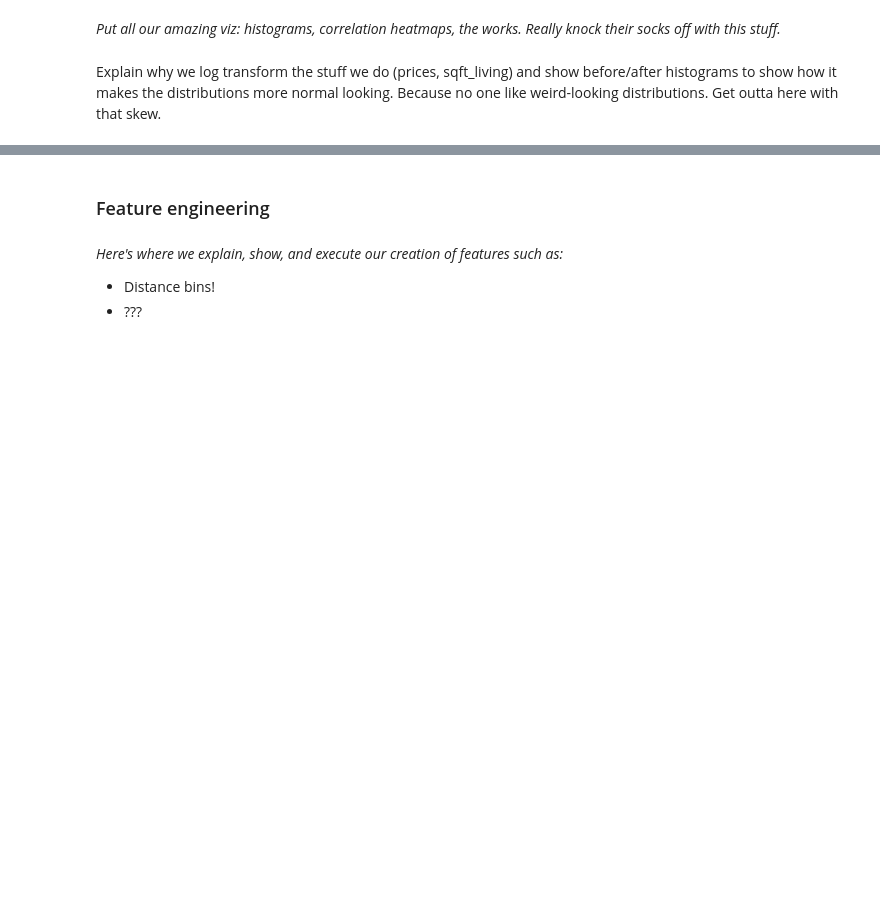
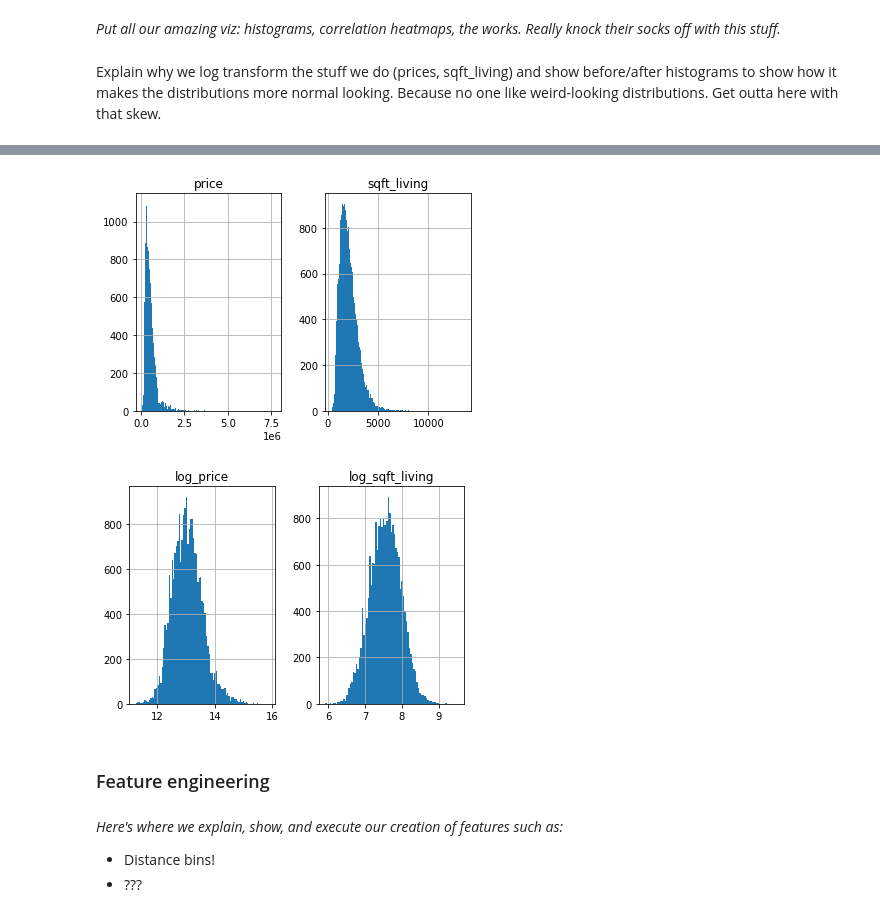
Before and after one commit to jmarkowi/kingcounty, a Jupyter notebook: predicting_prices_king_count.ipynb, the cells around one changed output, grey strips where cells are left out. Saved outputs shown, nothing was run; the diff lists cells and outputs as text; code cells hidden in the pictures; blank space fills up the shorter version.

```diff
--- a/predicting_prices_king_count.ipynb
+++ b/predicting_prices_king_count.ipynb
@@ -28,3 +60,12 @@ Explain why we log transform the stuff we do (prices, sqft_living) and show befo
+# %%
+houses_df['log_price'] = np.log(houses_df['price'])
+houses_df['log_sqft_living'] = np.log(houses_df['sqft_living'])
+# %%
+houses_df.hist(column=['price', 'sqft_living'], bins='auto')
+houses_df.hist(column=['log_price', 'log_sqft_living'], bins='auto');
+# %% [output]
+[figure, added]
+[figure, added]
 # %% [markdown]
 ### Feature engineering
 # %% [markdown]
```
Also changed, not shown: parts of 6 cells of this notebook, 1 other file.
